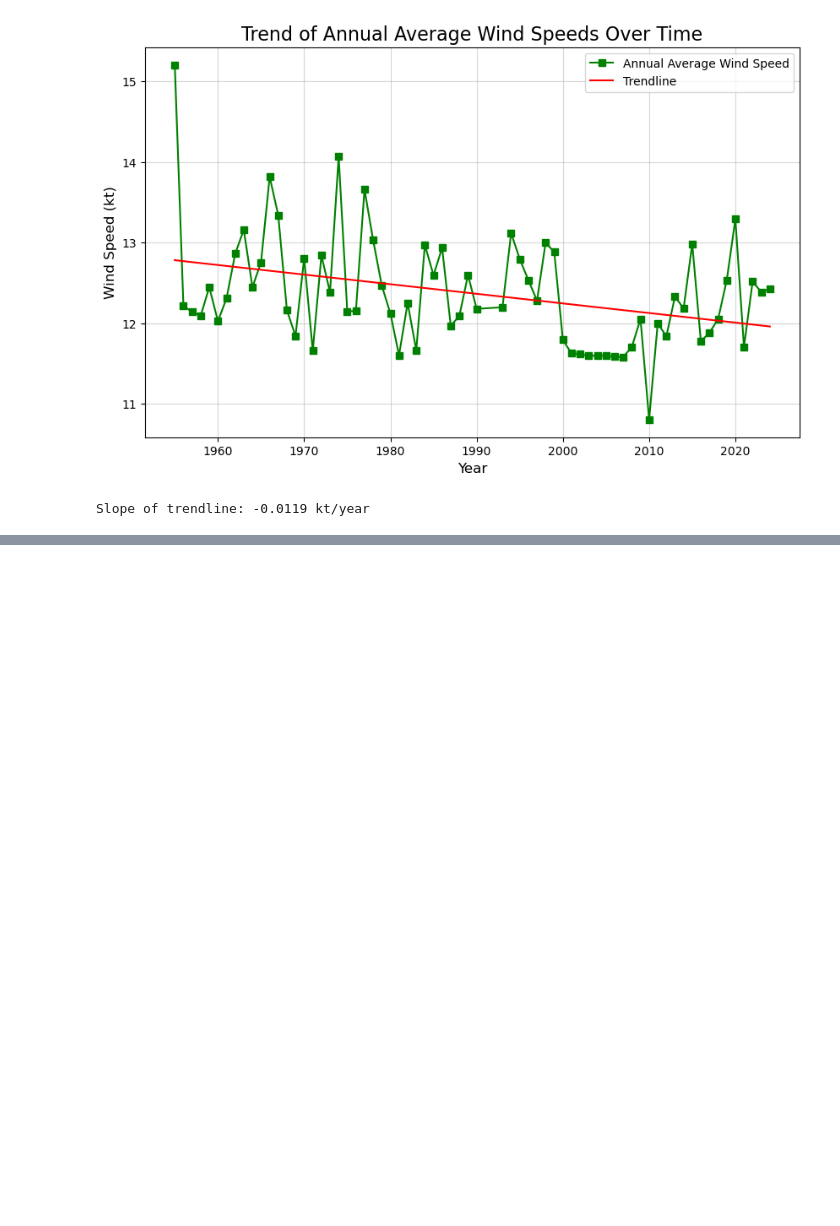
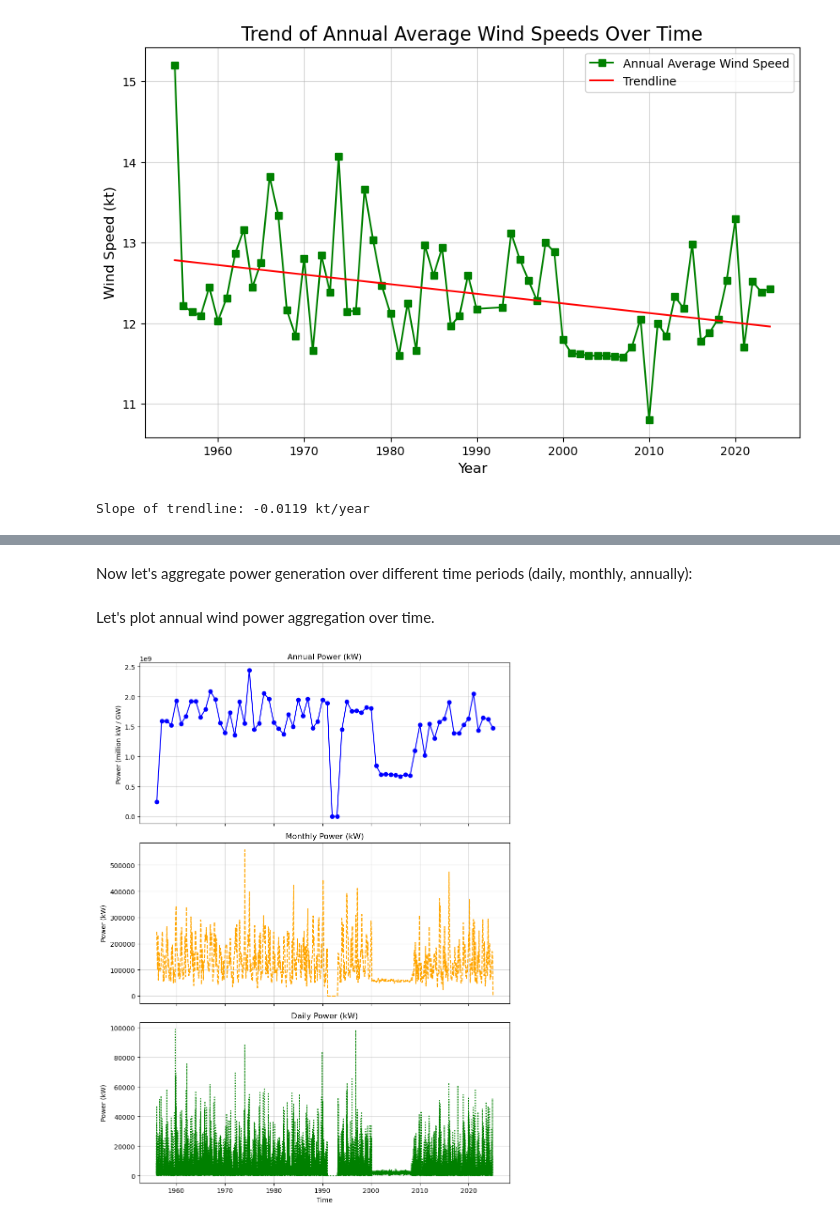
Before and after one commit to mondbr/PFDA_project, a Jupyter notebook: analysis.ipynb, the cells around one changed output, grey strips where cells are left out. Drawn from its saved outputs; the diff is of its cells as text; code cells hidden in the pictures; blank space fills up the shorter version.

Commit message:
calculating power output and adding observations and insights along with cleaning up the notebook

```diff
--- a/analysis.ipynb
+++ b/analysis.ipynb
@@ -1319,0 +1418,2 @@ Slope of trendline: -0.0119 kt/year
+# %%
+cleared_prepared_df['wind_power'] = 0.5 * rho * A * (cleared_prepared_df['wind_speed_mps']**3) * eta
@@ -1319,0 +1422,51 @@ Slope of trendline: -0.0119 kt/year
+# %%
+# Cut-in and cut-out speeds in m/s
+
+cut_in = 4 # (Vestas V80-1,8 cut in speed is 4m/s)
+cut_out = 25 # (Vestas V80-1,8 cut out speed is 25m/s)
+
+# Apply constraints
+cleared_prepared_df['wind_power'] = np.where( # https://pandas.pydata.org/pandas-docs/stable/reference/api/pandas.DataFrame.where.html
+    (cleared_prepared_df['wind_speed_mps'] >= cut_in) & (cleared_prepared_df['wind_speed_mps'] <= cut_out),
+    cleared_prepared_df['wind_power'], 0)  # No power generated outside the operational range
+# %% [markdown]
+Now let's aggregate power generation over different time periods (daily, monthly, annually):
+# %%
+# setting up the datetime as the index
+cleared_prepared_df.set_index('datetime', inplace=True)
+# %%
+# Aggregate power by time intervals
+annual_power = cleared_prepared_df['wind_power'].resample('YE').sum()
+monthly_power = cleared_prepared_df['wind_power'].resample('ME').sum()
+daily_power = cleared_prepared_df['wind_power'].resample('D').sum()
+# %% [markdown]
+Let's plot annual wind power aggregation over time.
+# %%
+ig, axs = plt.subplots(3, 1, figsize=(9, 12), sharex=True) # sharex to share the x-axis
+
+# Annual power
+axs[0].plot(annual_power.index, annual_power.values, color='blue', marker='o')
+axs[0].set_title('Annual Power (kW)')
+axs[0].set_ylabel('Power (million kW / GW) ')
+axs[0].grid(alpha=0.5)
+
+# Convert kW to MW by dividing by 1000
+monthly_power_MW = monthly_power / 1000
+daily_power_MW = daily_power / 1000
+
+# Monthly power
+axs[1].plot(monthly_power_MW.index, monthly_power_MW.values, color='orange', linestyle='--')
+axs[1].set_title('Monthly Power (MW)')
+axs[1].set_ylabel('Power (MW)')
+axs[1].grid(alpha=0.5)
+
+# Daily power
+axs[2].plot(daily_power_MW.index, daily_power_MW.values, color='green', linestyle=':')
+axs[2].set_title('Daily Power (MW)')
+axs[2].set_xlabel('Time')
+axs[2].set_ylabel('Power (MW)')
+axs[2].grid(alpha=0.5)
+
+plt.tight_layout()
+# %% [output]
+[figure, added]
```
Also changed, not shown: parts of 93 cells of this notebook.
